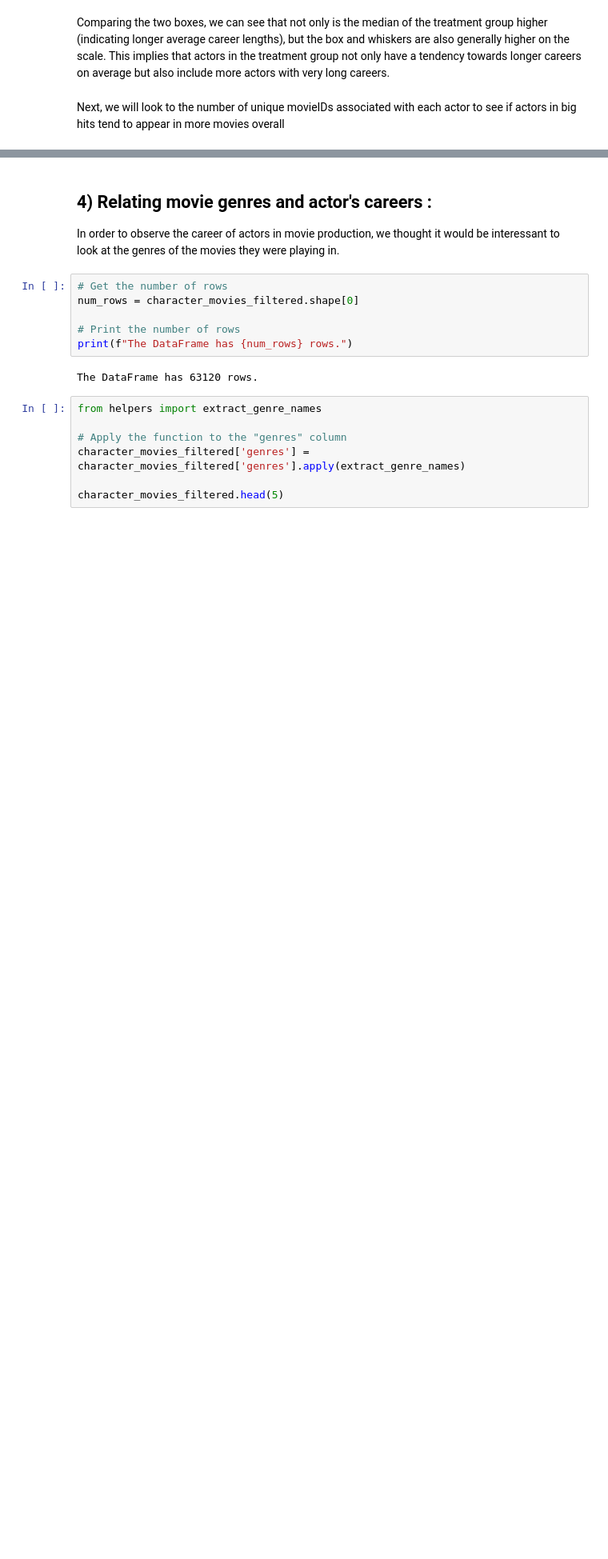
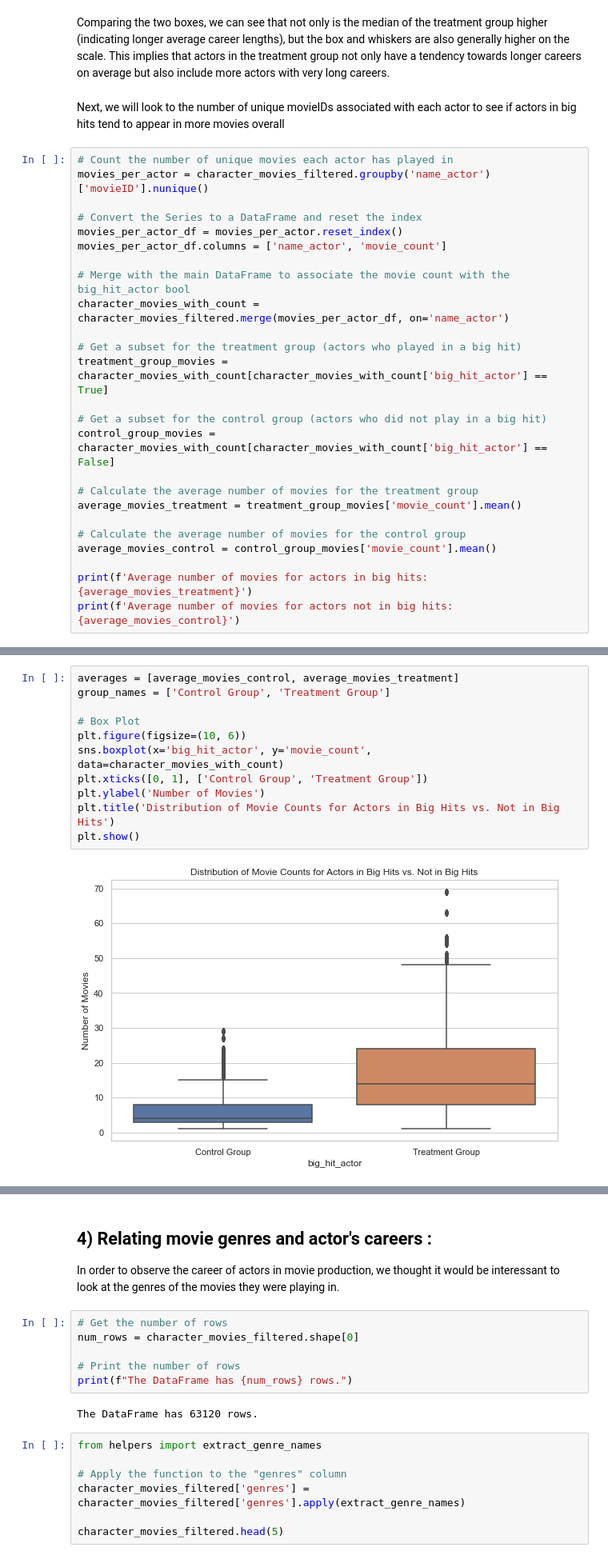
Before and after one commit to epfl-ada/ada-2023-project-pinacolada23, a Jupyter notebook: main.ipynb, the cells around one changed output, grey strips where cells are left out. Shown: that part at 80% size. Drawn from its saved outputs; the diff is of its cells as text; blank space fills up the shorter version.

```diff
--- a/main.ipynb
+++ b/main.ipynb
@@ -595,3 +595,28 @@ plt.show()
 Comparing the two boxes, we can see that not only is the median of the treatment group higher (indicating longer average career lengths), but the box and whiskers are also generally higher on the scale. This implies that actors in the treatment group not only have a tendency towards longer careers on average but also include more actors with very long careers.
 # %% [markdown]
 Next, we will look to the number of unique movieIDs associated with each actor to see if actors in big hits tend to appear in more movies overall
+# %%
+# Count the number of unique movies each actor has played in
+movies_per_actor = character_movies_filtered.groupby('name_actor')['movieID'].nunique()
+
+# Convert the Series to a DataFrame and reset the index
+movies_per_actor_df = movies_per_actor.reset_index()
+movies_per_actor_df.columns = ['name_actor', 'movie_count']
+
+# Merge with the main DataFrame to associate the movie count with the big_hit_actor bool
+character_movies_with_count = character_movies_filtered.merge(movies_per_actor_df, on='name_actor')
+
+# Get a subset for the treatment group (actors who played in a big hit)
+treatment_group_movies = character_movies_with_count[character_movies_with_count['big_hit_actor'] == True]
+
+# Get a subset for the control group (actors who did not play in a big hit)
+control_group_movies = character_movies_with_count[character_movies_with_count['big_hit_actor'] == False]
+
+# Calculate the average number of movies for the treatment group
+average_movies_treatment = treatment_group_movies['movie_count'].mean()
+
+# Calculate the average number of movies for the control group
+average_movies_control = control_group_movies['movie_count'].mean()
+
+print(f'Average number of movies for actors in big hits: {average_movies_treatment}')
+print(f'Average number of movies for actors not in big hits: {average_movies_control}')
@@ -597,0 +626,13 @@ Next, we will look to the number of unique movieIDs associated with each actor t
+# %%
+averages = [average_movies_control, average_movies_treatment]
+group_names = ['Control Group', 'Treatment Group']
+
+# Box Plot
+plt.figure(figsize=(10, 6))
+sns.boxplot(x='big_hit_actor', y='movie_count', data=character_movies_with_count)
+plt.xticks([0, 1], ['Control Group', 'Treatment Group'])
+plt.ylabel('Number of Movies')
+plt.title('Distribution of Movie Counts for Actors in Big Hits vs. Not in Big Hits')
+plt.show()
+# %% [output]
+[figure, added]
```
Also changed, not shown: parts of 17 cells of this notebook.
